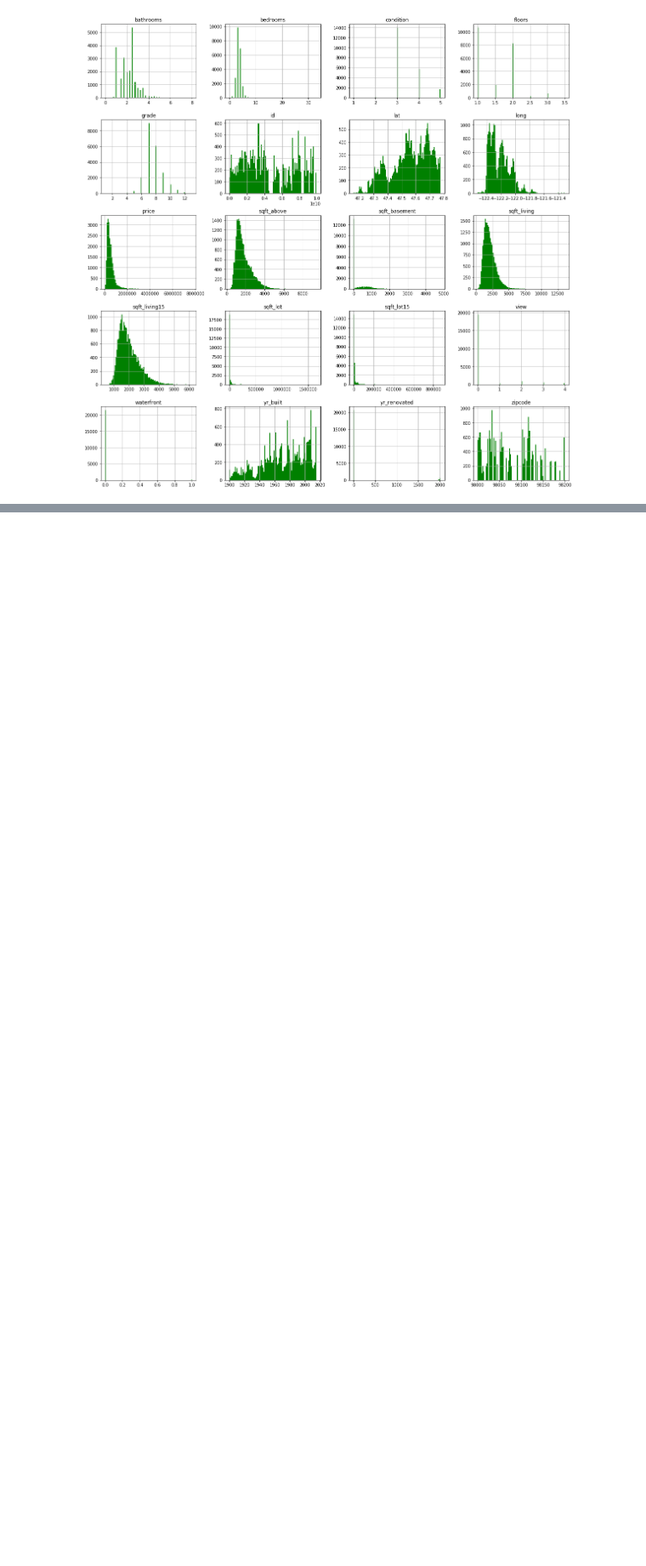
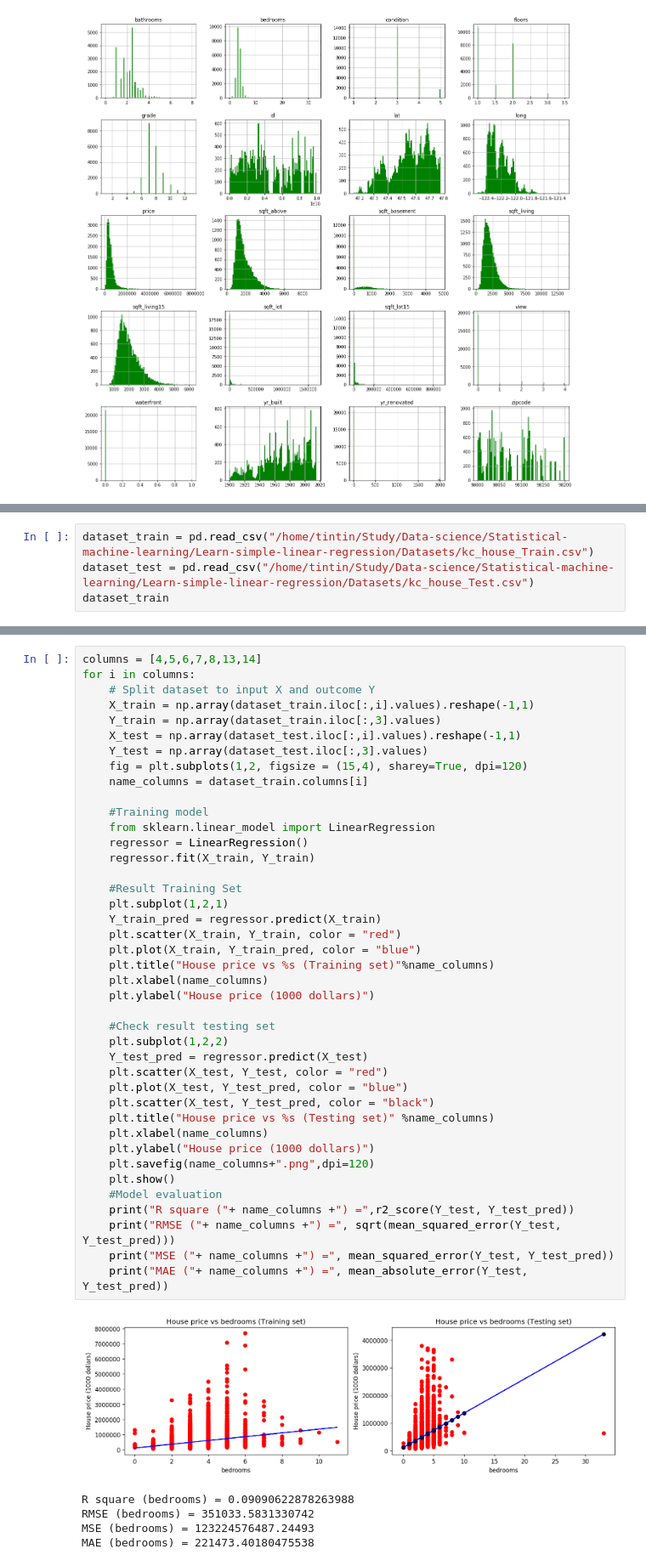
Before and after one commit to thongvhoang/Statistical-Machine-Learning, a Jupyter notebook: Learn-simple-linear-regression/House-sales-prediction/Predict-House-Sales-in-King-County-USA.ipynb, the cells around one changed output, grey strips where cells are left out. Shown at 85% size. Saved outputs shown, nothing was run; the diff lists cells and outputs as text; blank space fills up the shorter version.

```diff
--- a/Learn-simple-linear-regression/House-sales-prediction/Predict-House-Sales-in-King-County-USA.ipynb
+++ b/Learn-simple-linear-regression/House-sales-prediction/Predict-House-Sales-in-King-County-USA.ipynb
@@ -121,0 +107,4 @@ df
+# %%
+dataset_train = pd.read_csv("/home/tintin/Study/Data-science/Statistical-machine-learning/Learn-simple-linear-regression/Datasets/kc_house_Train.csv")
+dataset_test = pd.read_csv("/home/tintin/Study/Data-science/Statistical-machine-learning/Learn-simple-linear-regression/Datasets/kc_house_Test.csv")
+dataset_train
@@ -121,0 +125,47 @@ df
+# %%
+columns = [4,5,6,7,8,13,14]
+for i in columns:
+    # Split dataset to input X and outcome Y
+    X_train = np.array(dataset_train.iloc[:,i].values).reshape(-1,1)
+    Y_train = np.array(dataset_train.iloc[:,3].values)
+    X_test = np.array(dataset_test.iloc[:,i].values).reshape(-1,1)
+    Y_test = np.array(dataset_test.iloc[:,3].values)
+    fig = plt.subplots(1,2, figsize = (15,4), sharey=True, dpi=120)
+    name_columns = dataset_train.columns[i]
+
+    #Training model
+    from sklearn.linear_model import LinearRegression
+    regressor = LinearRegression()
+    regressor.fit(X_train, Y_train)
+
+    #Result Training Set
+    plt.subplot(1,2,1)
+    Y_train_pred = regressor.predict(X_train)
+    plt.scatter(X_train, Y_train, color = "red")
+    plt.plot(X_train, Y_train_pred, color = "blue")
+    plt.title("House price vs %s (Training set)"%name_columns)
+    plt.xlabel(name_columns)
+    plt.ylabel("House price (1000 dollars)")
+
+    #Check result testing set
+    plt.subplot(1,2,2)
+    Y_test_pred = regressor.predict(X_test)
+    plt.scatter(X_test, Y_test, color = "red")
+    plt.plot(X_test, Y_test_pred, color = "blue")
+    plt.scatter(X_test, Y_test_pred, color = "black")
+    plt.title("House price vs %s (Testing set)" %name_columns)
+    plt.xlabel(name_columns)
+    plt.ylabel("House price (1000 dollars)")
+    plt.savefig(name_columns+".png",dpi=120)
+    plt.show()
+    #Model evaluation
+    print("R square ("+ name_columns +") =",r2_score(Y_test, Y_test_pred))
+    print("RMSE ("+ name_columns +") =", sqrt(mean_squared_error(Y_test, Y_test_pred)))
+    print("MSE ("+ name_columns +") =", mean_squared_error(Y_test, Y_test_pred))
+    print("MAE ("+ name_columns +") =", mean_absolute_error(Y_test, Y_test_pred))
+# %% [output]
+[figure, added]
+R square (bedrooms) = 0.09090622878263988
+RMSE (bedrooms) = 351033.5831330742
+MSE (bedrooms) = 123224576487.24493
+MAE (bedrooms) = 221473.40180475538
```
Also changed, not shown: parts of 5 cells of this notebook, 10 other files.
